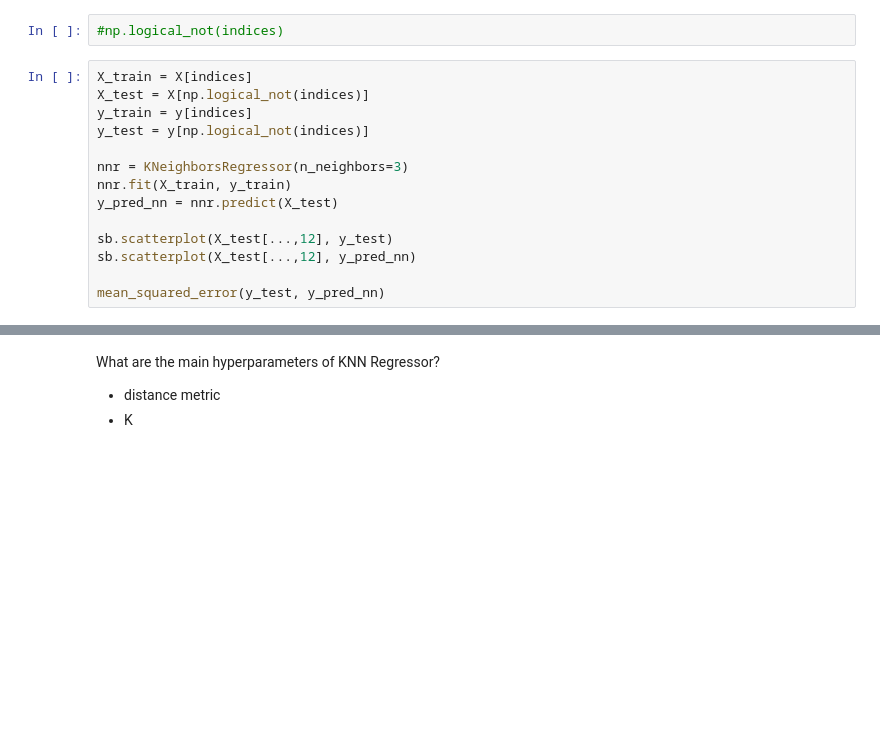
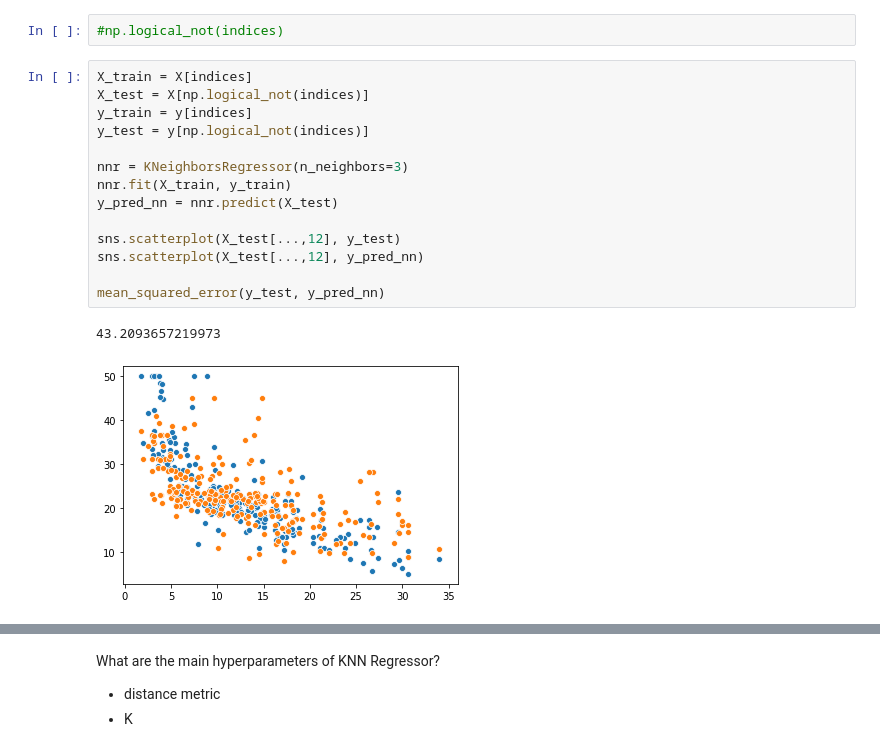
Before and after one commit to bradenyang/fall2019, a Jupyter notebook: week4/Week4.ipynb, the cells around one changed output, grey strips where cells are left out. Saved outputs shown, nothing was run; the diff lists cells and outputs as text; blank space fills up the shorter version.

```diff
--- a/week4/Week4.ipynb
+++ b/week4/Week4.ipynb
@@ -347,15 +347,18 @@ indices = np.random.randint(2, size=X.shape[0]).astype(bool)
 # %%
 X_train = X[indices]
 X_test = X[np.logical_not(indices)]
 y_train = y[indices]
 y_test = y[np.logical_not(indices)]
 
 nnr = KNeighborsRegressor(n_neighbors=3)
 nnr.fit(X_train, y_train)
 y_pred_nn = nnr.predict(X_test)
 
-sb.scatterplot(X_test[...,12], y_test)
-sb.scatterplot(X_test[...,12], y_pred_nn)
+sns.scatterplot(X_test[...,12], y_test)
+sns.scatterplot(X_test[...,12], y_pred_nn)
 
 mean_squared_error(y_test, y_pred_nn)
+# %% [output]
+43.2093657219973
+[figure, added]
 # %%
```
Also changed, not shown: parts of 16 cells of this notebook.
